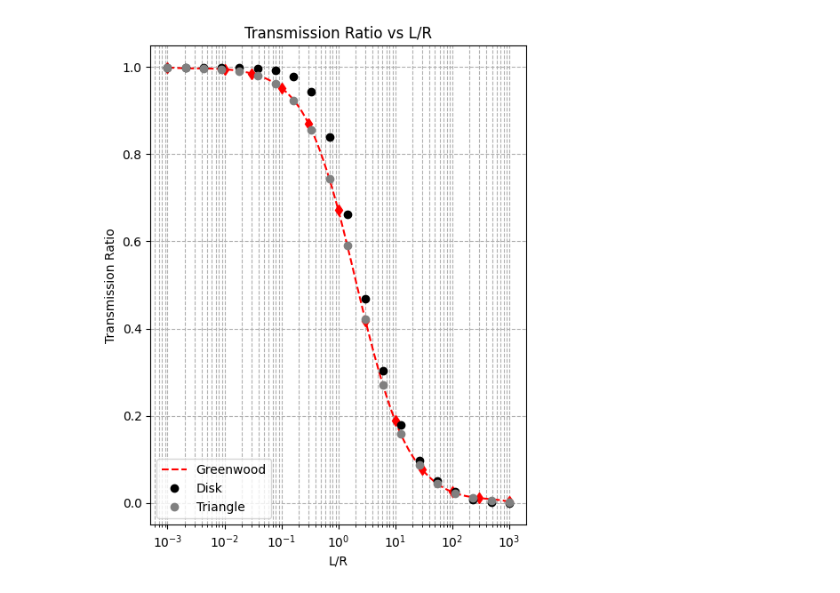
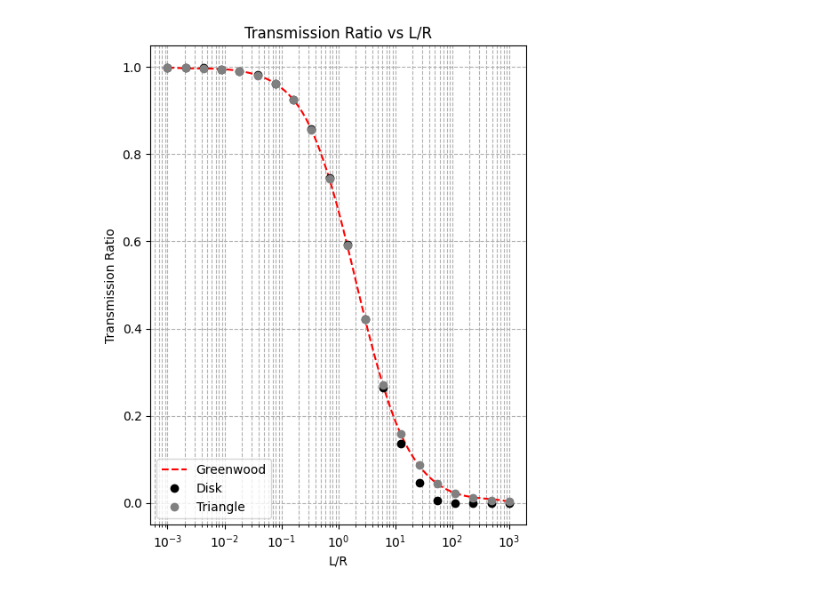
Before and after one commit to ViennaTools/ViennaPS, a Jupyter notebook: gpu/benchmark/transmission.ipynb, the cells around one changed output. Saved outputs shown, nothing was run; the diff lists cells and outputs as text; code cells hidden in the pictures.

Commit message:
Fix CPU disk transmission test

```diff
--- a/gpu/benchmark/transmission.ipynb
+++ b/gpu/benchmark/transmission.ipynb
@@ -31,33 +31,33 @@ spline = UnivariateSpline(np.log(greenwood_data[:,0]), gw_data, s=0)
 # %%
 plt.figure(figsize=(12, 7))
 
 lr_fine = np.logspace(-3, 3, 100)
 gw_smooth = spline(np.log(lr_fine))
 plt.subplot(1, 2, 1)
-plt.plot(greenwood_data[:, 0], greenwood_data[:, 2], 'd', color='red')
+# plt.plot(greenwood_data[:, 0], greenwood_data[:, 2], 'd', color='red')
 plt.plot(lr_fine, gw_smooth, '--', label='Greenwood', color='red')
 
-data = np.genfromtxt(path + 'transmission_log_disk_GPU.txt', skip_header=1)
+data = np.genfromtxt(path + 'transmission_log_disk_CPU.txt', skip_header=1)
 transmission_ratio = data[:, 1] / (data[:, 1] + data[:, 2])
 lr = data[:, 0]
 plt.plot(lr, transmission_ratio, 'o', label='Disk', color="black")
 
-data = np.genfromtxt(path + 'transmission_log_tri_CPU.txt', skip_header=1)
+data = np.genfromtxt(path + 'transmission_log_tri_GPU.txt', skip_header=1)
 transmission_ratio = data[:, 1] / (data[:, 1] + data[:, 2])
 lr = data[:, 0]
 plt.plot(lr, transmission_ratio, 'o', label='Triangle', color="gray")
 
 plt.xscale('log')
 plt.xlabel('L/R')
 plt.ylabel('Transmission Ratio')
 plt.title('Transmission Ratio vs L/R')
 # plt.ylim(0, 1)
 # plt.xlim(0.001, 1000)
 plt.legend(loc="lower left")
 plt.grid(True, which="both", ls="--")
 plt.show()
 # %% [output]
-[figure, old version]
+[figure, new version]
 # %%
 plt.plot(lr, hits_to_transmission, 'o', label='To Transmission')
 plt.plot(lr, hits_to_reflection, 'o', label='To Reflection')
```
Also changed, not shown: parts of 2 cells of this notebook, 5 other files.
